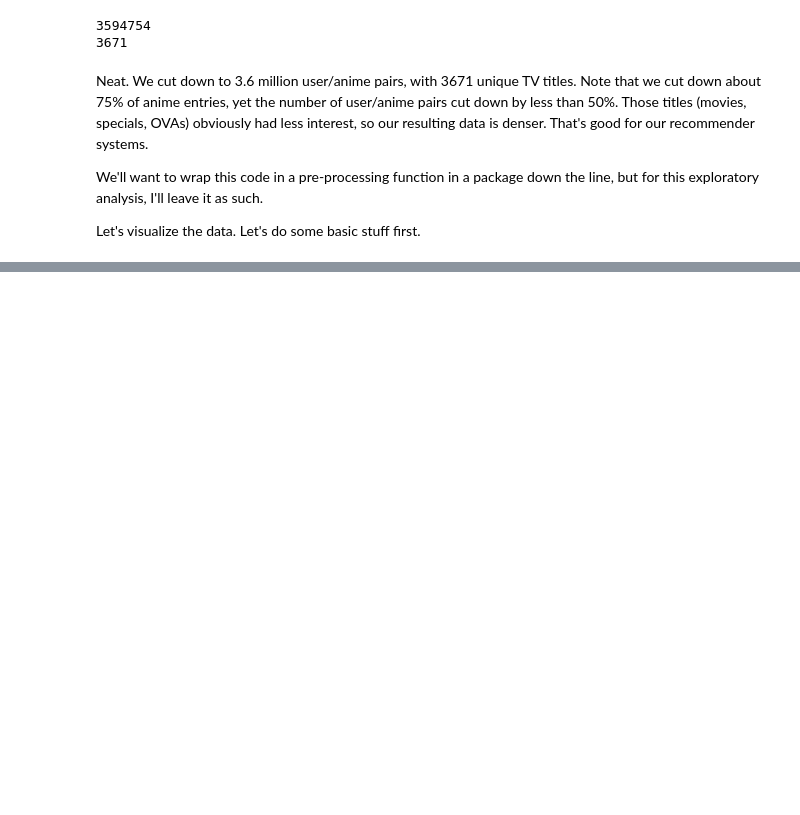
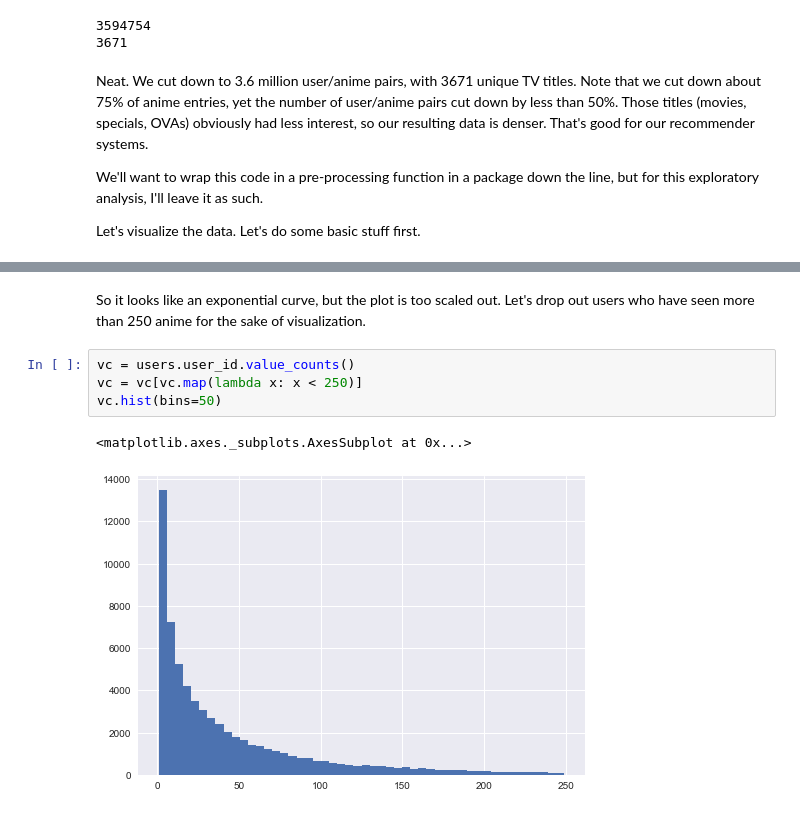
Before and after one commit to vishaalprasad/AnimeRecommendation, a Jupyter notebook: exploration.ipynb, the cells around one changed output, grey strips where cells are left out. Drawn from its saved outputs; the diff is of its cells as text; blank space fills up the shorter version.

```diff
--- a/exploration.ipynb
+++ b/exploration.ipynb
@@ -93,0 +134,9 @@ The data is skewed left, but not significantly so. The mean and median are very
+# %% [markdown]
+So it looks like an exponential curve, but the plot is too scaled out. Let's drop out users who have seen more than 250 anime for the sake of visualization.
+# %%
+vc = users.user_id.value_counts()
+vc = vc[vc.map(lambda x: x < 250)]
+vc.hist(bins=50)
+# %% [output]
+<matplotlib.axes._subplots.AxesSubplot at 0x...>
+[figure, added]
```
Also changed, not shown: parts of 10 cells of this notebook.
